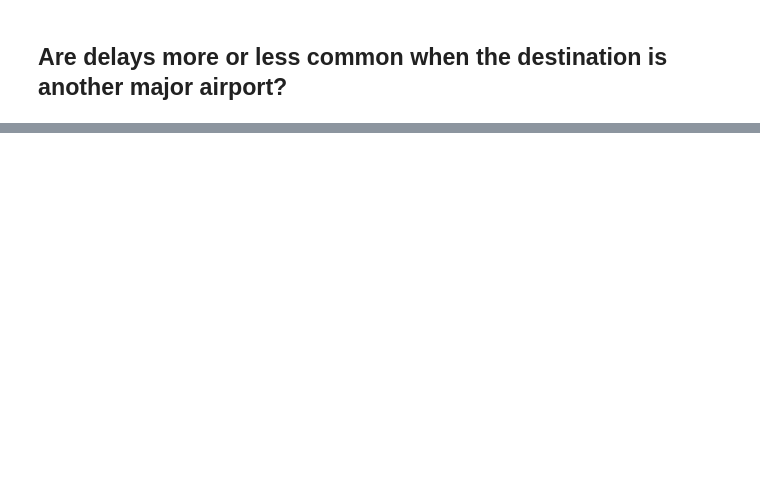
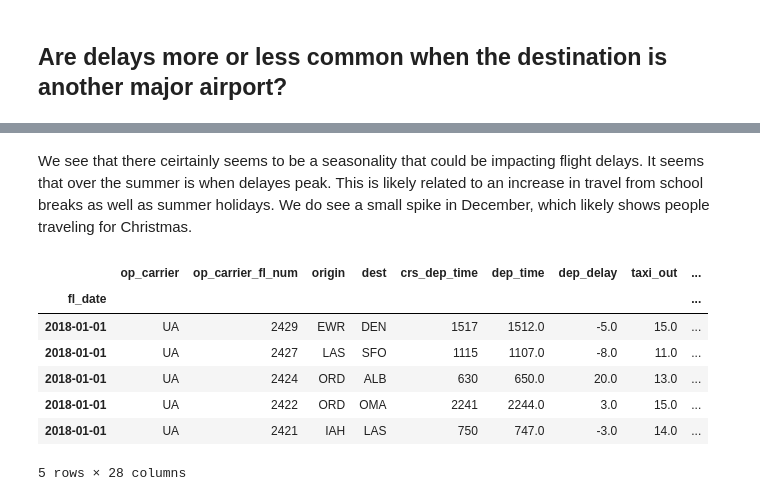
Before and after one commit to guedanie/flight_delay_predictor, a Jupyter notebook: flight_delay_predictor.ipynb, the cells around one changed output, grey strips where cells are left out. Saved outputs shown, nothing was run; the diff lists cells and outputs as text; code cells hidden in the pictures; blank space fills up the shorter version.

```diff
--- a/flight_delay_predictor.ipynb
+++ b/flight_delay_predictor.ipynb
@@ -266,0 +328,15 @@ We might be able to use this information to track inbound [flights]https://fligh
+# %% [markdown]
+We see that there ceirtainly seems to be a seasonality that could be impacting flight delays. It seems that over the summer is when delayes peak. This is likely related to an increase in travel from school breaks as well as summer holidays. We do see a small spike in December, which likely shows people traveling for Christmas.
+# %%
+# Is there a difference in day of the week delay?
+
+pd.concat([df,df.reset_index().fl_date.dt.day_name()], axis=1)
+# %% [output]
+|  | op_carrier | op_carrier_fl_num | origin | dest | crs_dep_time | dep_time | dep_delay | taxi_out | ... |
+| fl_date |  |  |  |  |  |  |  |  | ... |
+| 2018-01-01 | UA | 2429 | EWR | DEN | 1517 | 1512.0 | -5.0 | 15.0 | ... |
+| 2018-01-01 | UA | 2427 | LAS | SFO | 1115 | 1107.0 | -8.0 | 11.0 | ... |
+| 2018-01-01 | UA | 2424 | ORD | ALB | 630 | 650.0 | 20.0 | 13.0 | ... |
+| 2018-01-01 | UA | 2422 | ORD | OMA | 2241 | 2244.0 | 3.0 | 15.0 | ... |
+| 2018-01-01 | UA | 2421 | IAH | LAS | 750 | 747.0 | -3.0 | 14.0 | ... |
+5 rows × 28 columns
```
Also changed, not shown: parts of 18 cells of this notebook.
